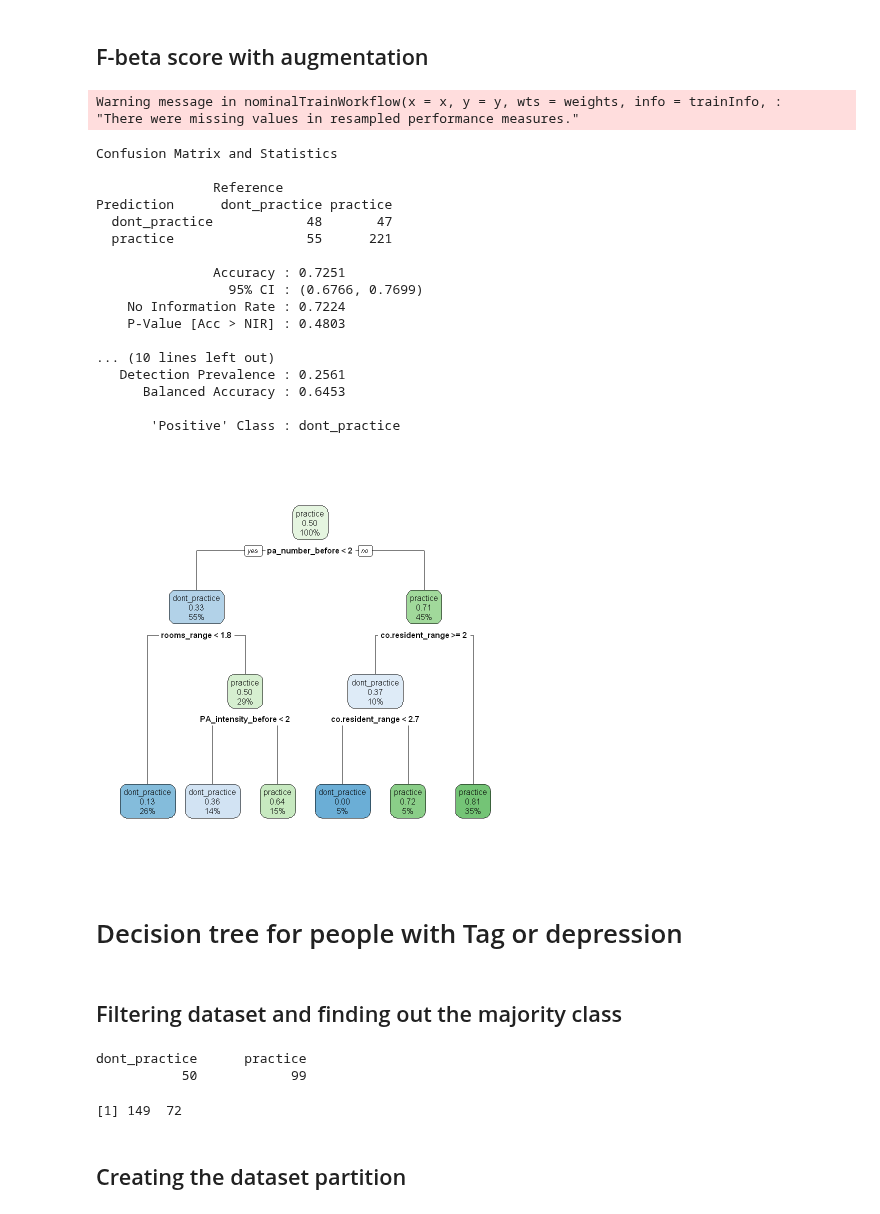
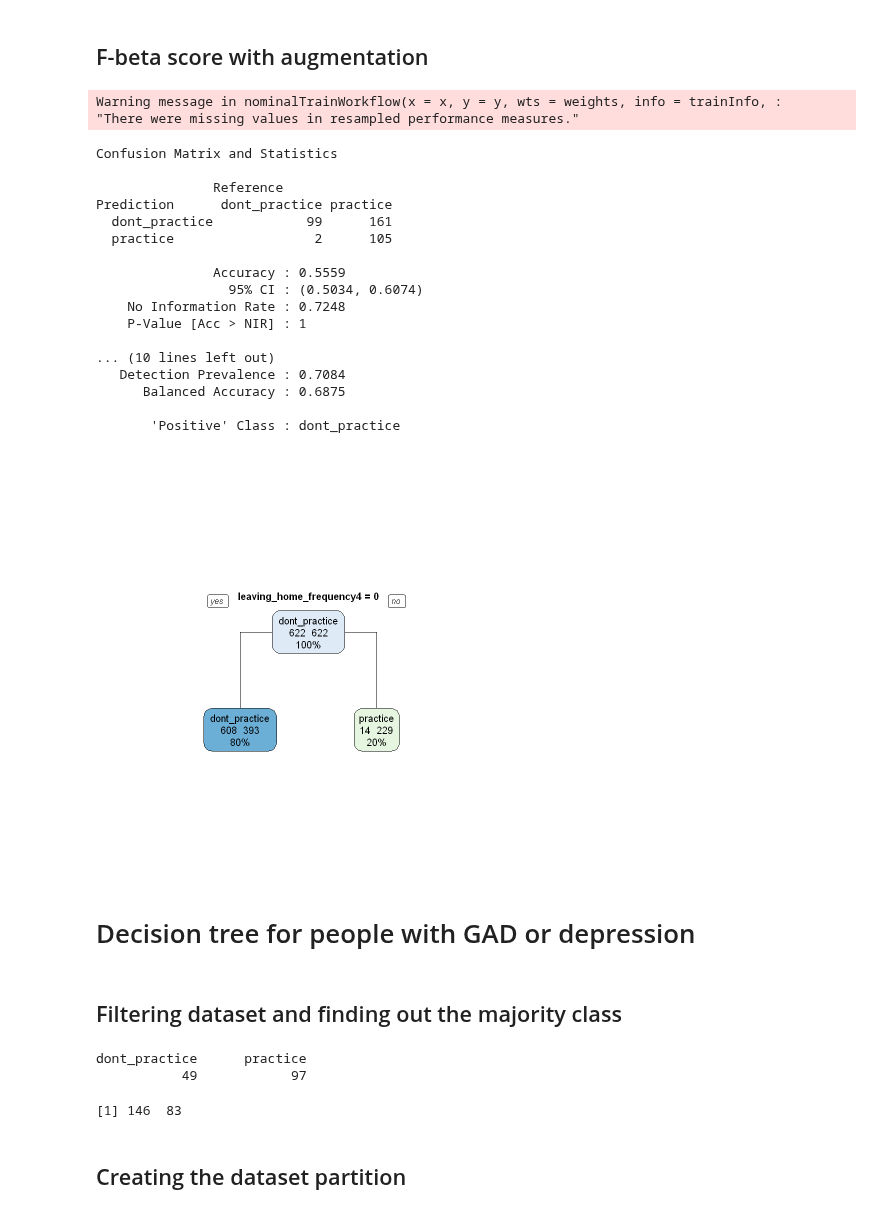
Before and after one commit to LASOS-INT/Barreiras-e-Facilitadores, a Jupyter notebook: R-notebooks/Script-main.ipynb, the cells around one changed output. Saved outputs shown, nothing was run; the diff lists cells and outputs as text; code cells hidden in the pictures.

```diff
--- a/R-notebooks/Script-main.ipynb
+++ b/R-notebooks/Script-main.ipynb
@@ -130,5 +115,5 @@ A data.frame: 6 × 10
 | 6 | 3 | 2 | 6 | 6 | 2 | 2 | ... |
 # %%
 lapply(before_dataset, levels)[c("DA", "DP")]
-before_dataset <- subset(before_dataset, select = -c(DA, DP, state, zone))
+before_dataset <- subset(before_dataset, select = columns[!columns %in% c('DA', 'DP', 'state', 'zone')])
 # %% [output]
@@ -511,49 +496,49 @@ A data.frame: 20 × 1
 # %%
 model <- fit_model(
     model_method="rpart",
     model_metric="FB",
-    trControl_func = trainControl(method = "boot", summaryFunction=fbeta, classProbs = TRUE),
+    trControl_func = trainControl(method = "cv", summaryFunction=fbeta, classProbs = TRUE),
     train_data = treino.aug,
     test_data=teste,
     yname="PA_practice_during"
 )
 print(model$matrix)
-rpart.plot(model$result$finalModel)
+rpart.plot(model$result$finalModel, type=1, extra=101)
 # %% [output]
 Warning message in nominalTrainWorkflow(x = x, y = y, wts = weights, info = trainInfo, :
 "There were missing values in resampled performance measures."
 Confusion Matrix and Statistics
 
                Reference
 Prediction      dont_practice practice
-  dont_practice            48       47
-  practice                 55      221
+  dont_practice            99      161
+  practice                  2      105
 
-               Accuracy : 0.7251
-                 95% CI : (0.6766, 0.7699)
-    No Information Rate : 0.7224
-    P-Value [Acc > NIR] : 0.4803
+               Accuracy : 0.5559
+                 95% CI : (0.5034, 0.6074)
+    No Information Rate : 0.7248
+    P-Value [Acc > NIR] : 1
 
 ... (10 lines left out)
-   Detection Prevalence : 0.2561
-      Balanced Accuracy : 0.6453
+   Detection Prevalence : 0.7084
+      Balanced Accuracy : 0.6875
 
        'Positive' Class : dont_practice
-[figure, old version]
+[figure, new version]
 # %% [markdown]
-# Decision tree for people with Tag or depression
+# Decision tree for people with GAD or depression
 # %% [markdown]
 ## Filtering dataset and finding out the majority class
 # %%
-before_datase_disorders <- before_dataset[has_tag_depression, ]
-before_datase_disorders <- subset(before_datase_disorders, select = -c(TAG, depression))
+before_datase_disorders <- before_dataset[has_GAD_depression, ]
+before_datase_disorders <- subset(before_datase_disorders, select = -c(GAD, depression))
 
 print(table(before_datase_disorders[, "PA_practice_during"]))
 dim(before_datase_disorders)
 # %% [output]
 dont_practice      practice
-           50            99
+           49            97
-[1] 149  72
+[1] 146  83
 # %% [markdown]
 ## Creating the dataset partition
 # %%
```
Also changed, not shown: parts of 29 cells of this notebook, 1 other file.
